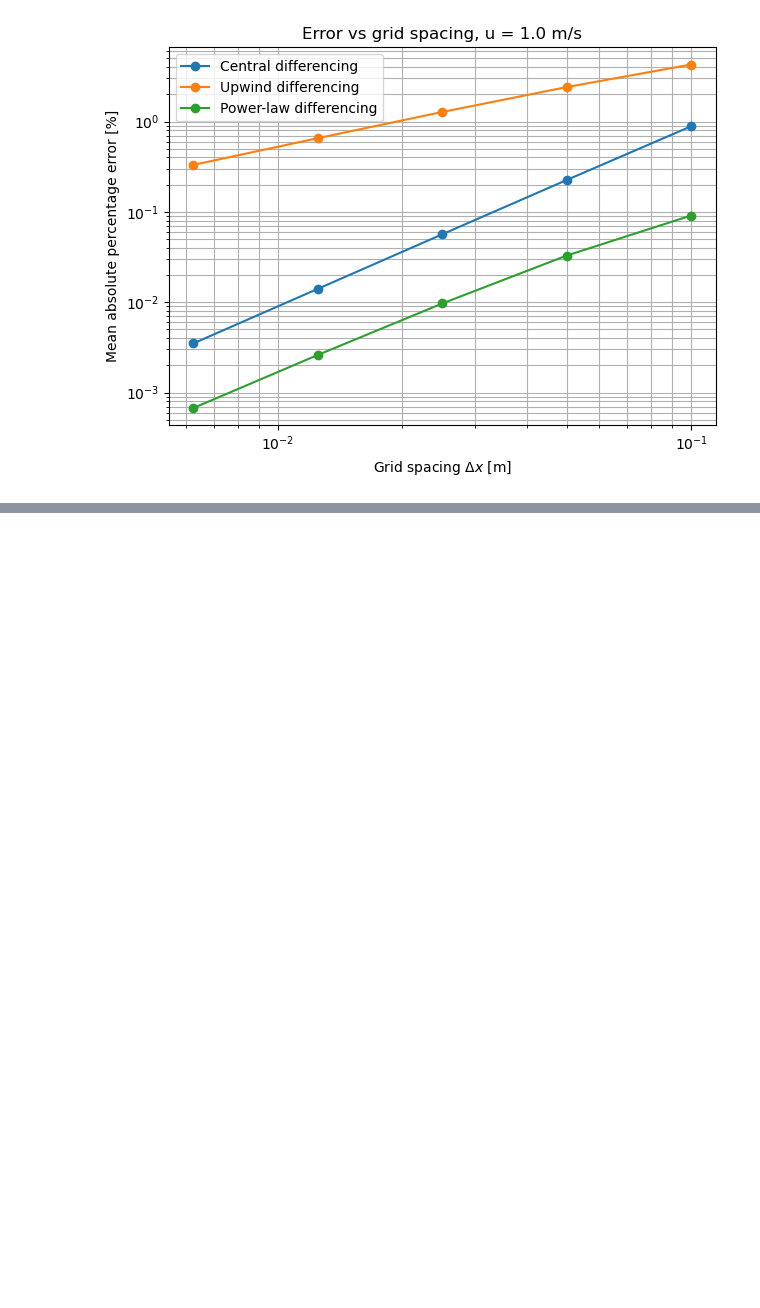
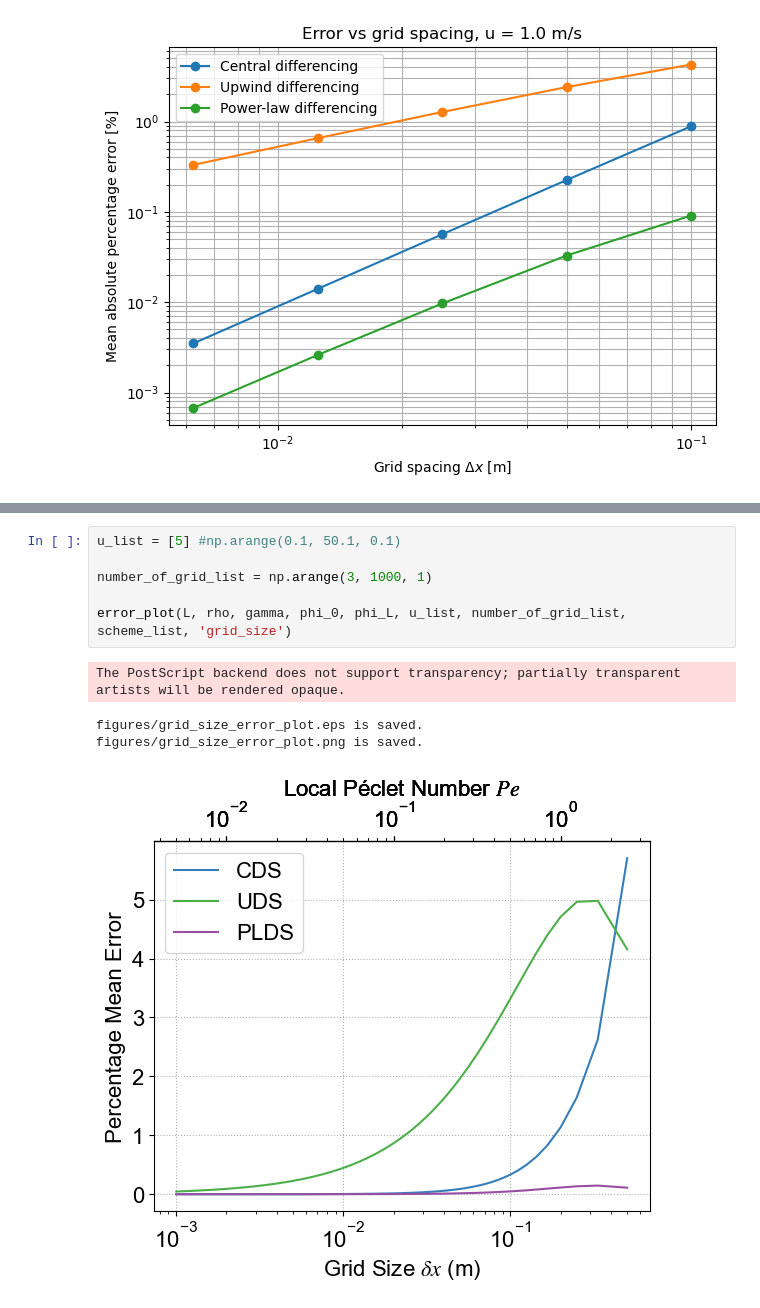
Before and after one commit to Yingfangeng/CFD_project_1, a Jupyter notebook: visualisation.ipynb, the cells around one changed output, grey strips where cells are left out. Saved outputs shown, nothing was run; the diff lists cells and outputs as text; blank space fills up the shorter version.

```diff
--- a/visualisation.ipynb
+++ b/visualisation.ipynb
@@ -110,0 +123,11 @@ figures/error_plot_u_5_pe_0.03.png is saved.
+# %%
+u_list = [5] #np.arange(0.1, 50.1, 0.1)
+
+number_of_grid_list = np.arange(3, 1000, 1)
+
+error_plot(L, rho, gamma, phi_0, phi_L, u_list, number_of_grid_list, scheme_list, 'grid_size')
+# %% [output]
+The PostScript backend does not support transparency; partially transparent artists will be rendered opaque.
+figures/grid_size_error_plot.eps is saved.
+figures/grid_size_error_plot.png is saved.
+[figure, added]
```
Also changed, not shown: parts of 6 cells of this notebook, 4 other files.
